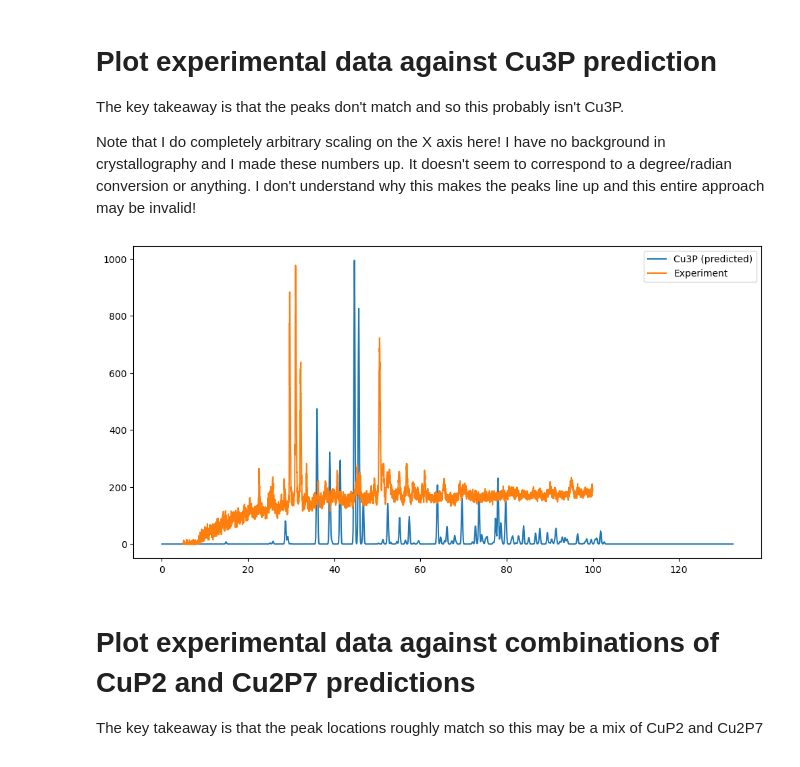
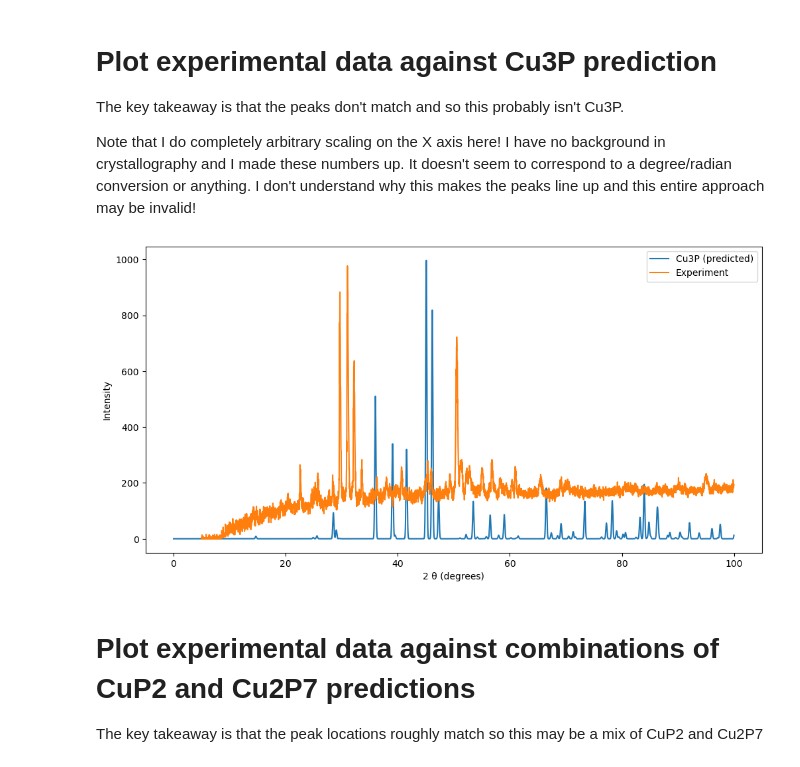
Before and after one commit to me2d09/lk99, a Jupyter notebook: analysis/Cu3P/2023_08_06_analyze_data.ipynb, the cells around one changed output. Saved outputs shown, nothing was run; the diff lists cells and outputs as text; code cells hidden in the pictures.

Commit message:
Input xray energy and remove arbitrary scaling factors

```diff
--- a/analysis/Cu3P/2023_08_06_analyze_data.ipynb
+++ b/analysis/Cu3P/2023_08_06_analyze_data.ipynb
@@ -64,19 +64,26 @@ data_formatted = np.array(data_formatted)
 ## Make HEXRD "Material" objects using .cif files for Cu3P, CuP2, Cu2P7
 # %%
 from hexrd.material import Material
+from hexrd.valunits import valWUnit
 
-cu3p = Material(material_file='1527899.cif')
+# A wavelength of 1.540562 A is equivalent to an energy of 8047.98 eV
+# Ran this math on https://people.mbi.ucla.edu/sumchan/crystallography/ang-eV_convertor.html
+
+cu3p = Material(material_file='1527899.cif',
+               kev=valWUnit("xrayenergy", "energy", 8.048, "keV"))
 # Tell it to use a lot of "hkls" (I think this means try lots
 # of reflections or something, the default of 5 doesn't seem
 # to capture the big peaks)
 cu3p.enable_hkls_below_index(index=100)
 cu3p.update_structure_factor()
 
-cup2 = Material(material_file='1541349.cif')
+cup2 = Material(material_file='1541349.cif',
+                kev=valWUnit("xrayenergy", "energy", 8.048, "keV"))
 cup2.enable_hkls_below_index(index=100)
 cup2.update_structure_factor()
 
-cu2p7 = Material(material_file='Cu2P7-38854.cif')
+cu2p7 = Material(material_file='Cu2P7-38854.cif',
+                 kev=valWUnit("xrayenergy", "energy", 8.048, "keV"))
 cu2p7.enable_hkls_below_index(index=100)
 cu2p7.update_structure_factor()
 # %% [output]
@@ -88,35 +95,31 @@ The key takeaway is that the peaks don't match and so this probably isn't Cu3P.
 
 Note that I do completely arbitrary scaling on the X axis here! I have no background in crystallography and I made these numbers up. It doesn't seem to correspond to a degree/radian conversion or anything. I don't understand why this makes the peaks line up and this entire approach may be invalid!
 # %%
-fwhm = 0.03
+# Arbitrary scale for Y axis
 scale=10
 
-# HUGE NOTE - I DON'T KNOW WHY I HAVE TO USE THESE SCALING
-# FACTORS TO MAKE THE PRED AND EXPT PLOTS KINDA LINE UP!
-# I MAY BE DOING THIS UTTERLY WRONG!!!
-completely_made_up_x_offset = 0
-completely_made_up_x_scale = 10.2
+ttharray = np.arange(0, 100, 0.02)
 
-ttharray = np.arange(0, 13, 0.01)
-
-cu3p.compute_powder_overlay(ttharray=ttharray, fwhm=fwhm, scale=scale)
-cup2.compute_powder_overlay(ttharray=ttharray, fwhm=fwhm, scale=scale)
-cu2p7.compute_powder_overlay(ttharray=ttharray, fwhm=fwhm, scale=scale)
+cu3p.compute_powder_overlay(ttharray=ttharray, scale=scale)
+cup2.compute_powder_overlay(ttharray=ttharray, scale=scale)
+cu2p7.compute_powder_overlay(ttharray=ttharray, scale=scale)
 # %%
-pyplot.plot(completely_made_up_x_offset+(ttharray * completely_made_up_x_scale),
+pyplot.plot(ttharray,
             cu3p.powder_overlay,
             label="Cu3P (predicted)")
 
 pyplot.plot(data_formatted[:,0],
             data_formatted[:,1],
             label="Experiment"
            )
+pyplot.xlabel("2 θ (degrees)")
+pyplot.ylabel("Intensity")
 fig = pyplot.gcf()
 pyplot.legend()
 # Make the plot big using freedom units
 fig.set_size_inches(12, 6, forward=True)
 # %% [output]
-[figure, old version]
+[figure, new version]
 # %% [markdown]
 # Plot experimental data against combinations of CuP2 and Cu2P7 predictions
 
```
Also changed, not shown: parts of 6 cells of this notebook.
